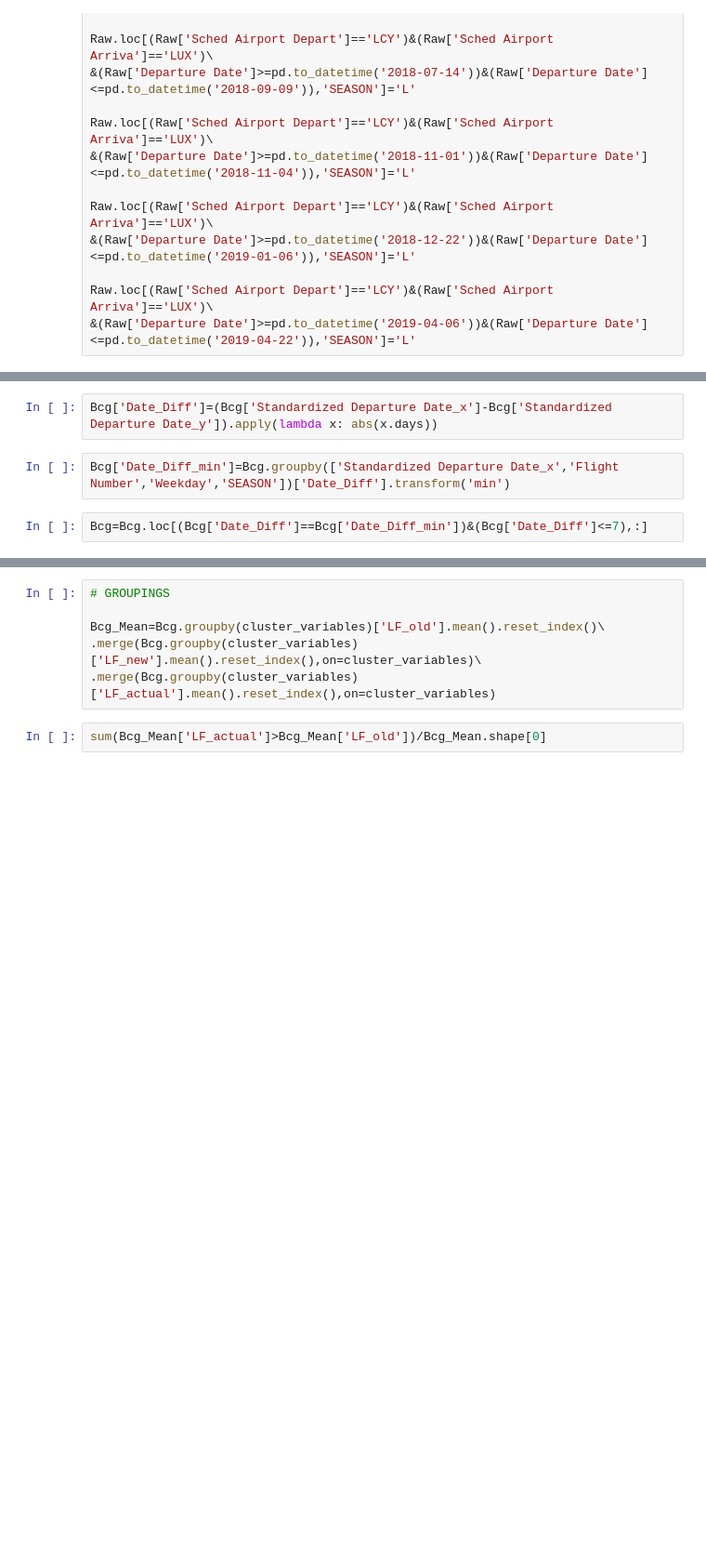
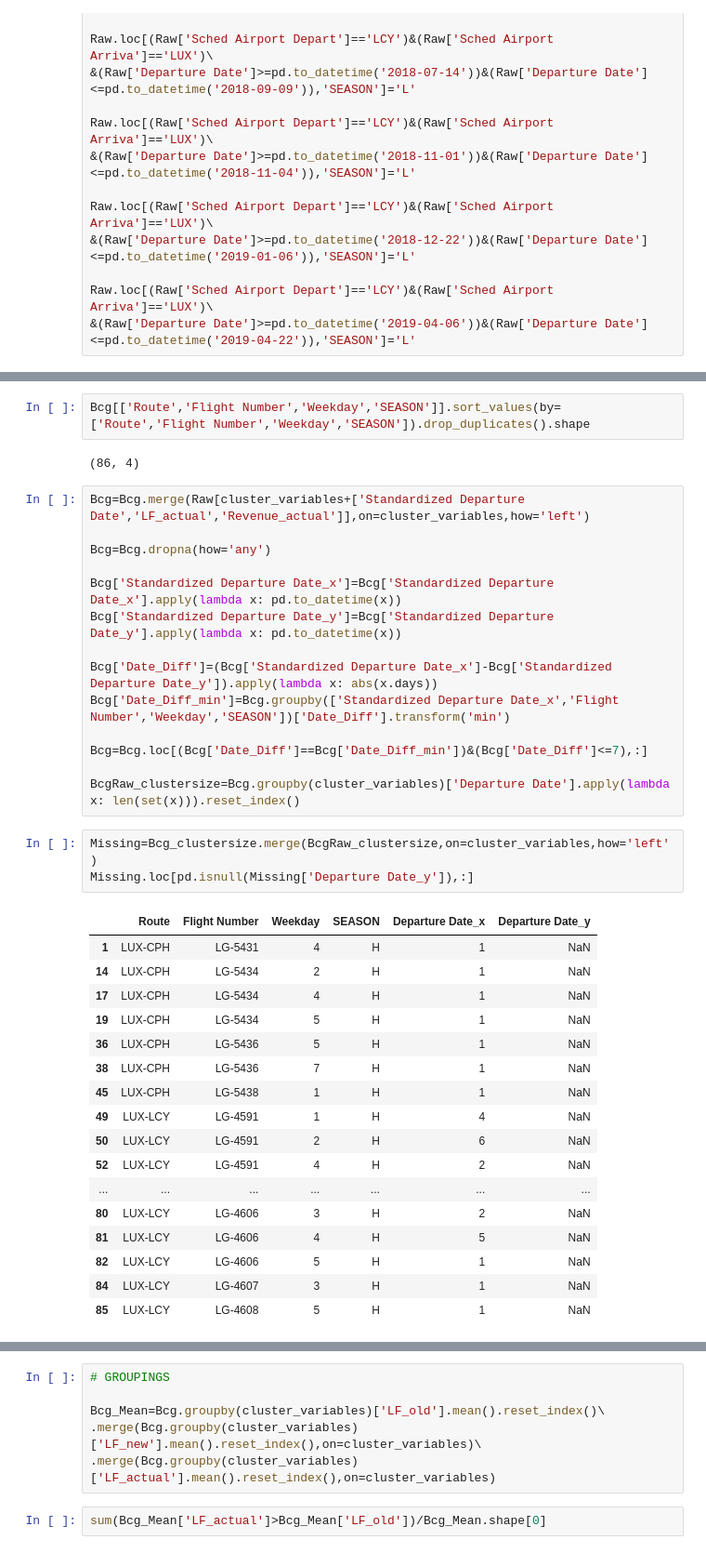
Before and after one commit to dkremlg/el, a Jupyter notebook: Benoit_datematching.ipynb, the cells around one changed output, grey strips where cells are left out. Shown at 93% size. Drawn from its saved outputs; the diff is of its cells as text; blank space fills up the shorter version.

```diff
--- a/Benoit_datematching.ipynb
+++ b/Benoit_datematching.ipynb
@@ -370,6 +368,39 @@ Bcg['Standardized Departure Date_y']=Bcg['Standardized Departure Date_y'].apply(
-# %%
-Bcg['Date_Diff']=(Bcg['Standardized Departure Date_x']-Bcg['Standardized Departure Date_y']).apply(lambda x: abs(x.days))
-# %%
-Bcg['Date_Diff_min']=Bcg.groupby(['Standardized Departure Date_x','Flight Number','Weekday','SEASON'])['Date_Diff'].transform('min')
-# %%
-Bcg=Bcg.loc[(Bcg['Date_Diff']==Bcg['Date_Diff_min'])&(Bcg['Date_Diff']<=7),:]
+# %%
+Bcg[['Route','Flight Number','Weekday','SEASON']].sort_values(by=['Route','Flight Number','Weekday','SEASON']).drop_duplicates().shape
+# %% [output]
+(86, 4)
+# %%
+Bcg=Bcg.merge(Raw[cluster_variables+['Standardized Departure Date','LF_actual','Revenue_actual']],on=cluster_variables,how='left')
+
+Bcg=Bcg.dropna(how='any')
+
+Bcg['Standardized Departure Date_x']=Bcg['Standardized Departure Date_x'].apply(lambda x: pd.to_datetime(x))
+Bcg['Standardized Departure Date_y']=Bcg['Standardized Departure Date_y'].apply(lambda x: pd.to_datetime(x))
+
+Bcg['Date_Diff']=(Bcg['Standardized Departure Date_x']-Bcg['Standardized Departure Date_y']).apply(lambda x: abs(x.days))
+Bcg['Date_Diff_min']=Bcg.groupby(['Standardized Departure Date_x','Flight Number','Weekday','SEASON'])['Date_Diff'].transform('min')
+
+Bcg=Bcg.loc[(Bcg['Date_Diff']==Bcg['Date_Diff_min'])&(Bcg['Date_Diff']<=7),:]
+
+BcgRaw_clustersize=Bcg.groupby(cluster_variables)['Departure Date'].apply(lambda x: len(set(x))).reset_index()
+# %%
+Missing=Bcg_clustersize.merge(BcgRaw_clustersize,on=cluster_variables,how='left')
+Missing.loc[pd.isnull(Missing['Departure Date_y']),:]
+# %% [output]
+|  | Route | Flight Number | Weekday | SEASON | Departure Date_x | Departure Date_y |
+| 1 | LUX-CPH | LG-5431 | 4 | H | 1 | NaN |
+| 14 | LUX-CPH | LG-5434 | 2 | H | 1 | NaN |
+| 17 | LUX-CPH | LG-5434 | 4 | H | 1 | NaN |
+| 19 | LUX-CPH | LG-5434 | 5 | H | 1 | NaN |
+| 36 | LUX-CPH | LG-5436 | 5 | H | 1 | NaN |
+| 38 | LUX-CPH | LG-5436 | 7 | H | 1 | NaN |
+| 45 | LUX-CPH | LG-5438 | 1 | H | 1 | NaN |
+| 49 | LUX-LCY | LG-4591 | 1 | H | 4 | NaN |
+| 50 | LUX-LCY | LG-4591 | 2 | H | 6 | NaN |
+| 52 | LUX-LCY | LG-4591 | 4 | H | 2 | NaN |
+| ... | ... | ... | ... | ... | ... | ... |
+| 80 | LUX-LCY | LG-4606 | 3 | H | 2 | NaN |
+| 81 | LUX-LCY | LG-4606 | 4 | H | 5 | NaN |
+| 82 | LUX-LCY | LG-4606 | 5 | H | 1 | NaN |
+| 84 | LUX-LCY | LG-4607 | 3 | H | 1 | NaN |
+| 85 | LUX-LCY | LG-4608 | 5 | H | 1 | NaN |
```
Also changed, not shown: parts of 37 cells of this notebook.
